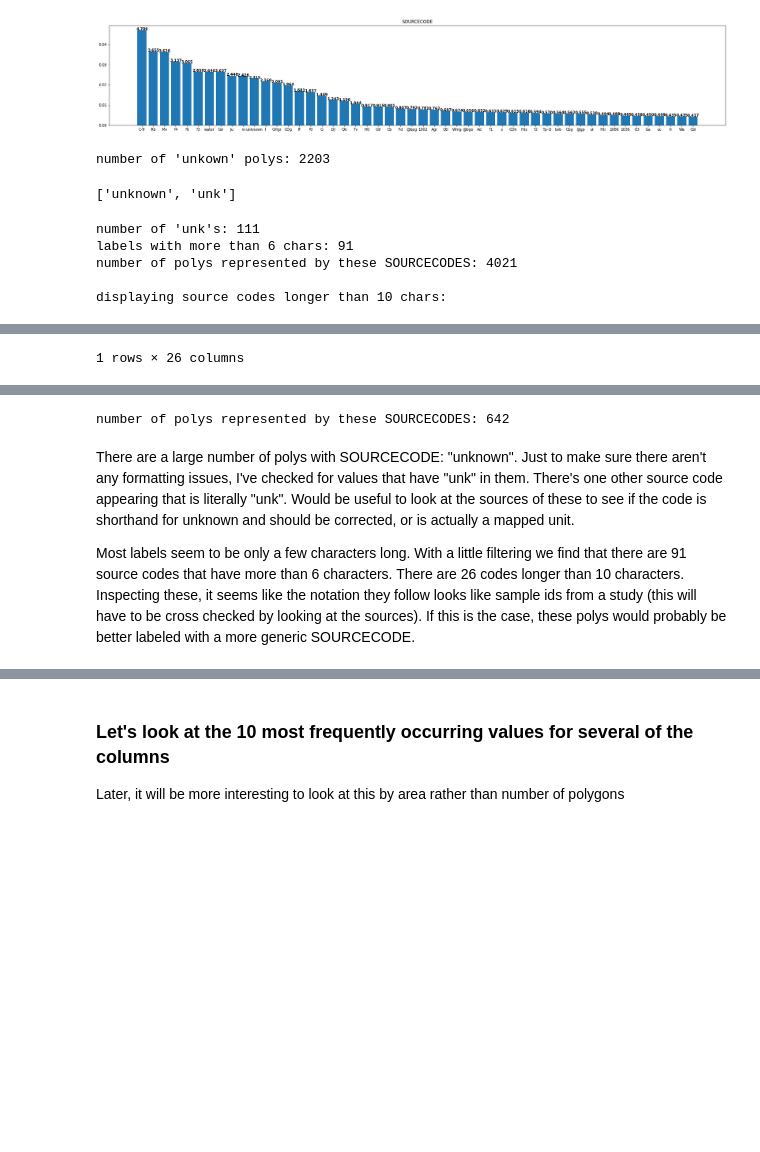
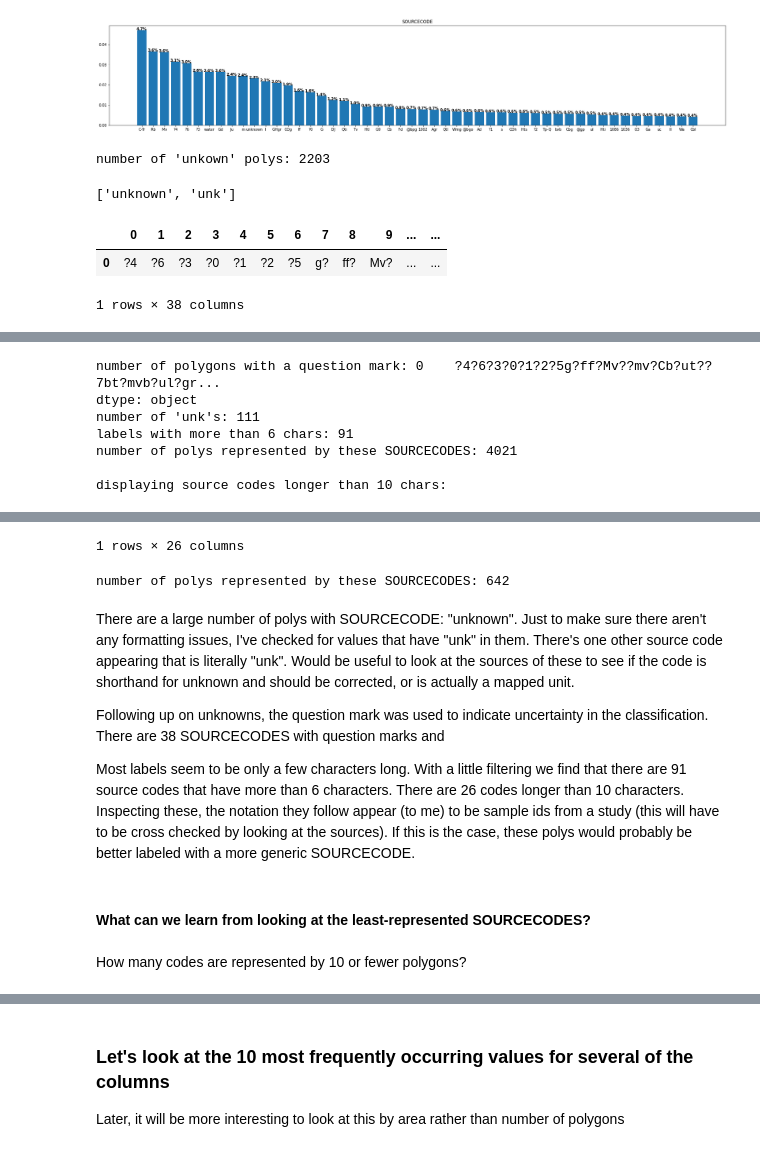
Before and after one commit to selkind/GeoMap, a Jupyter notebook: scratch.ipynb, the cells around one changed output, grey strips where cells are left out. Cells and saved outputs as stored; diff of their text form; code cells hidden in the pictures; blank space fills up the shorter version.

Commit message:
notebook context/organization added. question mark srccode added, least rep src codes begun

```diff
--- a/scratch.ipynb
+++ b/scratch.ipynb
@@ -69,33 +71,34 @@ ax.bar(counts.index[:values_to_plot], counts[:values_to_plot])
 <BarContainer object of 50 artists>
 [figure]
 # %%
-counts = data["SOURCECODE"].value_counts(ascending=False, normalize=True)
+norm_counts = data["SOURCECODE"].value_counts(ascending=False, normalize=True)
 fig, ax = plt.subplots(1, 1, figsize=(30,5))
 values_to_plot = 50
 ax.set_title("SOURCECODE")
-for i, v in enumerate(counts[:values_to_plot]):
-    ax.text(i - .5, v, f"{v:.5 * 10}"str(v * 100)[:5] + "%", color='black', fontweight='bold')
-ax.bar(counts.index[:values_to_plot], counts[:values_to_plot])
+for i, v in enumerate(norm_counts[:values_to_plot]):
+    ax.text(i - .5, v, f"{str(v * 100)[:3]}%", color='black', fontweight='bold')
+ax.bar(norm_counts.index[:values_to_plot], norm_counts[:values_to_plot])
 # %% [output]
 <BarContainer object of 50 artists>
 [figure]
 # %%
 print("number of 'unkown' polys:", counts["unknown"])
 display([i for i in counts.index if "unk" in i])
+question_marks = pd.DataFrame([i for i in counts.index if "?" in i])
+display(question_marks.transpose())
+print("number of polygons with a question mark:", question_marks.sum())
 print("number of 'unk's:", counts["unk"])
 med_length_vals = [i for i in counts.index if len(i) > 6]
 print("labels with more than 6 chars:", len(med_length_vals))
 print("number of polys represented by these SOURCECODES:", counts[med_length_vals].sum())
 print()
 print("displaying source codes longer than 10 chars:")
 long_values = [i for i in counts.index if len(i) > 10]
 display(pd.DataFrame(long_values).transpose())
 print("number of polys represented by these SOURCECODES:", counts[long_values].sum())
 # %% [output]
 number of 'unkown' polys: 2203
 ['unknown', 'unk']
+|  | 0 | 1 | 2 | 3 | 4 | 5 | 6 | 7 | 8 | 9 | ... | ... |
+| 0 | ?4 | ?6 | ?3 | ?0 | ?1 | ?2 | ?5 | g? | ff? | Mv? | ... | ... |
-number of 'unk's: 111
-labels with more than 6 chars: 91
-number of polys represented by these SOURCECODES: 4021
-
-displaying source codes longer than 10 chars:
+1 rows × 38 columns
@@ -104 +105,7 @@ displaying source codes longer than 10 chars:
-1 rows × 26 columns
+number of polygons with a question mark: 0    ?4?6?3?0?1?2?5g?ff?Mv??mv?Cb?ut??7bt?mvb?ul?gr...
+dtype: object
+number of 'unk's: 111
+labels with more than 6 chars: 91
+number of polys represented by these SOURCECODES: 4021
+
+displaying source codes longer than 10 chars:
@@ -105,5 +114,12 @@ displaying source codes longer than 10 chars:
-number of polys represented by these SOURCECODES: 642
+1 rows × 26 columns
+number of polys represented by these SOURCECODES: 642
 # %% [markdown]
 There are a large number of polys with SOURCECODE: "unknown". Just to make sure there aren't any formatting issues, I've checked for values that have "unk" in them. There's one other source code appearing that is literally "unk". Would be useful to look at the sources of these to see if the code is shorthand for unknown and should be corrected, or is actually a mapped unit.
 
-Most labels seem to be only a few characters long. With a little filtering we find that there are 91 source codes that have more than 6 characters. There are 26 codes longer than 10 characters. Inspecting these, it seems like the notation they follow looks like sample ids from a study (this will have to be cross checked by looking at the sources). If this is the case, these polys would probably be better labeled with a more generic SOURCECODE.
+Following up on unknowns, the question mark was used to indicate uncertainty in the classification. There are 38 SOURCECODES with question marks and
+
+Most labels seem to be only a few characters long. With a little filtering we find that there are 91 source codes that have more than 6 characters. There are 26 codes longer than 10 characters. Inspecting these, the notation they follow  appear (to me) to be sample ids from a study (this will have to be cross checked by looking at the sources). If this is the case, these polys would probably be better labeled with a more generic SOURCECODE.
+# %% [markdown]
+#### What can we learn from looking at the least-represented SOURCECODES?
+# %% [markdown]
+How many codes are represented by 10 or fewer polygons?
```
Also changed, not shown: parts of 5 cells of this notebook.
